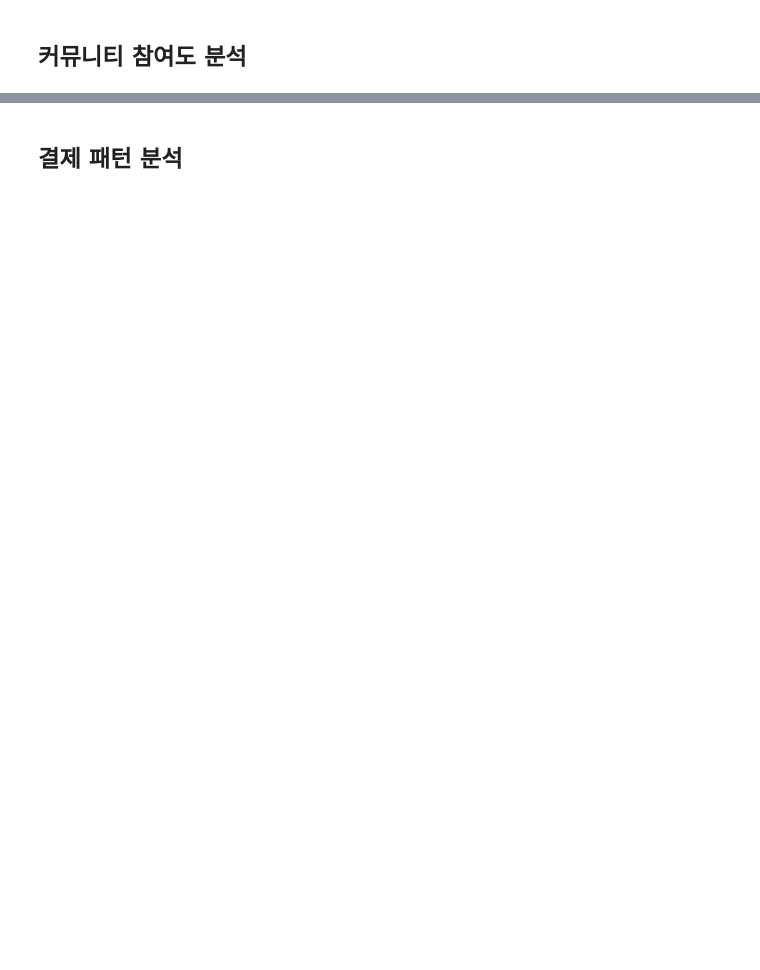
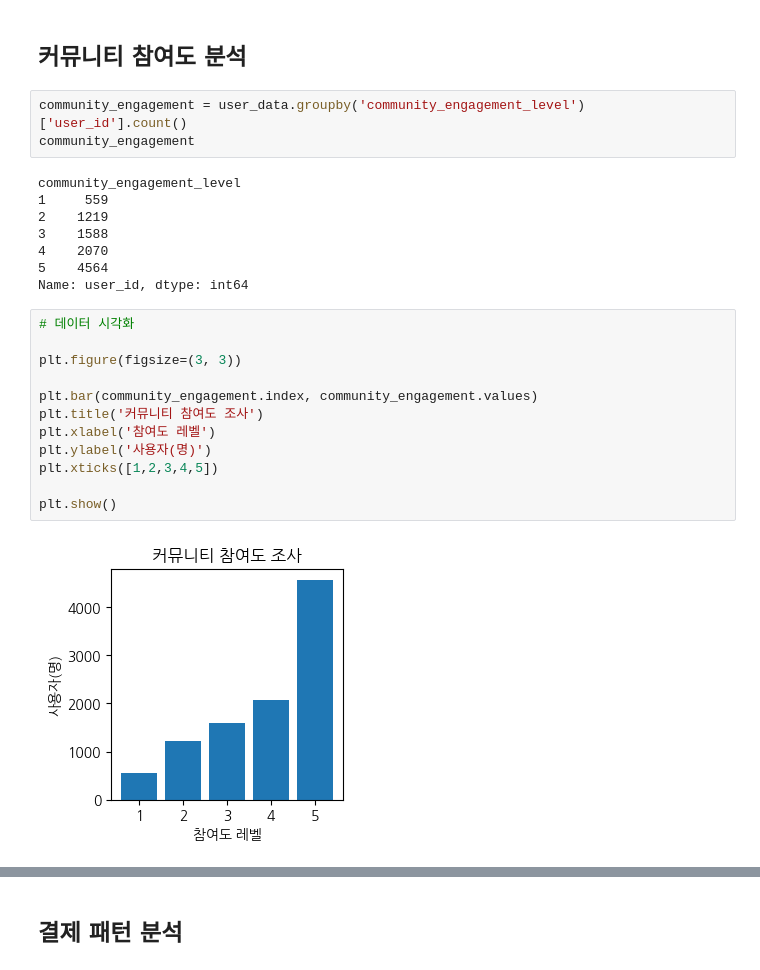
Before and after one commit to ckddn714/WASSUP, a Jupyter notebook: DA_Mini_Project_윤창우.ipynb, the cells around one changed output, grey strips where cells are left out. Cells and saved outputs as stored; diff of their text form; blank space fills up the shorter version.

```diff
--- a/DA_Mini_Project_윤창우.ipynb
+++ b/DA_Mini_Project_윤창우.ipynb
@@ -239,2 +313,27 @@ plt.show()
 # %% [markdown]
 ## 커뮤니티 참여도 분석
+# %%
+community_engagement = user_data.groupby('community_engagement_level')['user_id'].count()
+community_engagement
+# %% [output]
+community_engagement_level
+1     559
+2    1219
+3    1588
+4    2070
+5    4564
+Name: user_id, dtype: int64
+# %%
+# 데이터 시각화
+
+plt.figure(figsize=(3, 3))
+
+plt.bar(community_engagement.index, community_engagement.values)
+plt.title('커뮤니티 참여도 조사')
+plt.xlabel('참여도 레벨')
+plt.ylabel('사용자(명)')
+plt.xticks([1,2,3,4,5])
+
+plt.show()
+# %% [output]
+[figure, added]
```
Also changed, not shown: parts of 25 cells of this notebook.
